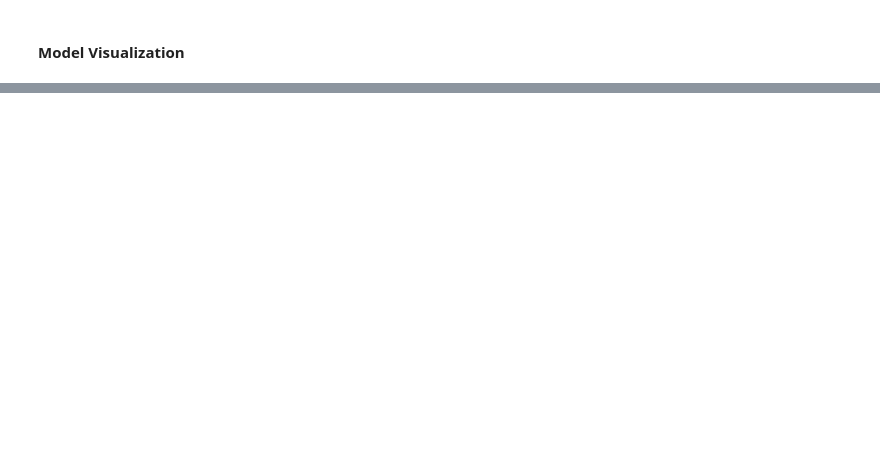
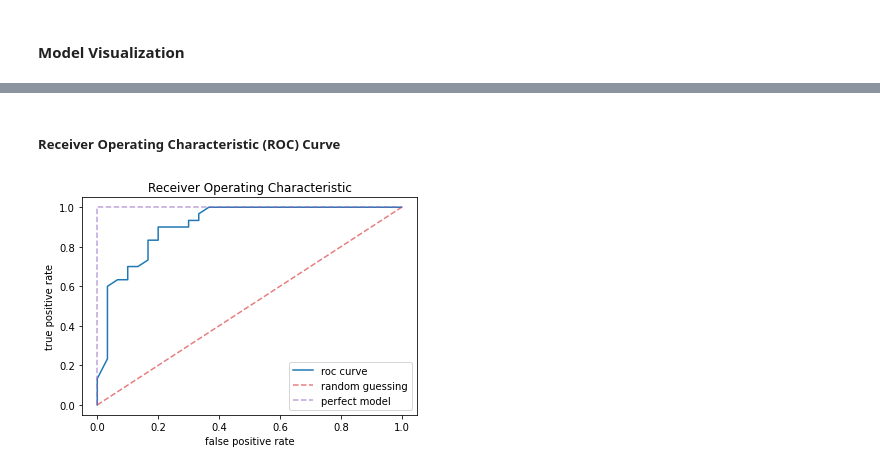
Before and after one commit to jacobdwatters/Machine-Learning-Basics, a Jupyter notebook: logistic_regression/01_logistic_regression_numpy.ipynb, the cells around one changed output, grey strips where cells are left out. Drawn from its saved outputs; the diff is of its cells as text; code cells hidden in the pictures; blank space fills up the shorter version.

```diff
--- a/logistic_regression/01_logistic_regression_numpy.ipynb
+++ b/logistic_regression/01_logistic_regression_numpy.ipynb
@@ -107,0 +176,18 @@ plt.plot()
+# %%
+def accuracy(y, y_pred):
+  return np.sum(y==y_pred)/len(y)
+
+def precision(y, y_pred):
+  tp = np.sum(np.logical_and(y==y_pred, y_pred==1))
+  fp = np.sum(np.logical_and(y!=y_pred, y_pred==1))
+  return tp/(tp+fp)
+
+def recall(y, y_pred):
+  tp = np.sum(np.logical_and(y==y_pred, y_pred==1))
+  fn = np.sum(np.logical_and(y!=y_pred, y_pred==0))
+  return tp/(tp+fn)
+
+def f1(y, y_pred):
+  pre = precision(y, y_pred)
+  rec = recall(y, y_pred)
+  return 2*pre*rec / (pre + rec)
@@ -107,0 +233,37 @@ plt.plot()
+# %% [markdown]
+##### Receiver Operating Characteristic (ROC) Curve
+# %%
+probability_thresholds = np.linspace(0, 1, 100)
+lr_tp_rates = []
+lr_fp_rates = []
+
+for p in probability_thresholds:
+
+    y_test_preds = np.array([])
+
+    for prob in y_pred_proba1[:, 1].flatten():
+        if prob > p:
+            y_test_preds = np.append(y_test_preds, 1)
+        else:
+            y_test_preds = np.append(y_test_preds, 0)
+
+    y_test_preds = y_test_preds.reshape(-1, 1)
+    fp = np.sum(np.logical_and(y_test1!=y_test_preds, y_test_preds==1))
+    tn = np.sum(np.logical_and(y_test1==y_test_preds, y_test_preds==0))
+
+    tp_rate = recall(y_test1, y_test_preds)
+    fp_rate = fp / (fp + tn)
+
+    lr_tp_rates.append(tp_rate)
+    lr_fp_rates.append(fp_rate)
+
+plt.plot(lr_tp_rates, lr_fp_rates, label='roc curve')
+plt.plot([0, 1], [0, 1], label='random guessing', c='tab:red', linestyle='dashed', alpha=0.6)
+plt.plot([0, 0, 1], [0, 1, 1], label='perfect model', c='tab:purple', linestyle='dashed', alpha=0.6)
+plt.title('Receiver Operating Characteristic')
+plt.xlabel('false positive rate')
+plt.ylabel('true positive rate')
+plt.legend()
+plt.show()
+# %% [output]
+[figure, added]
```
Also changed, not shown: parts of 15 cells of this notebook.
